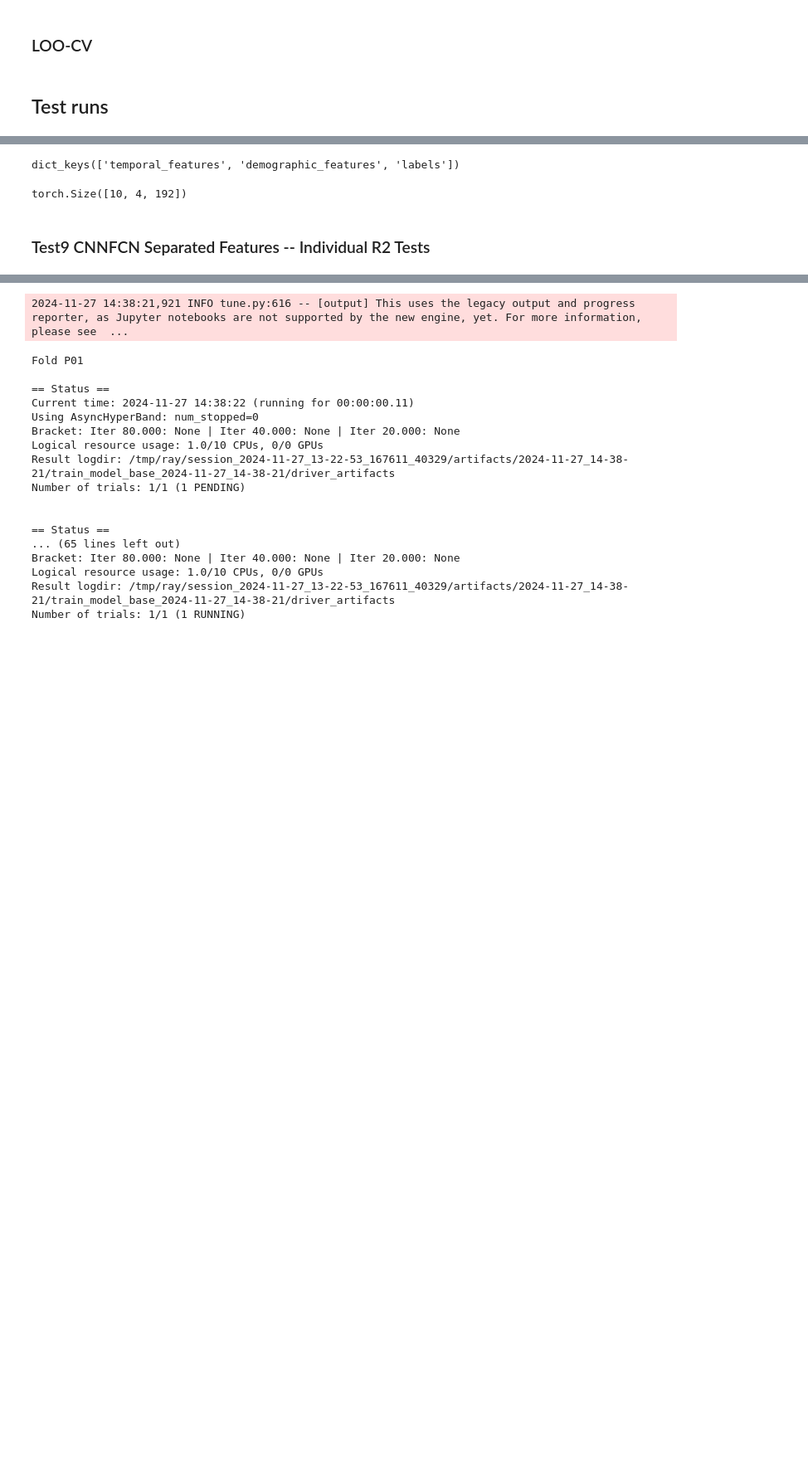
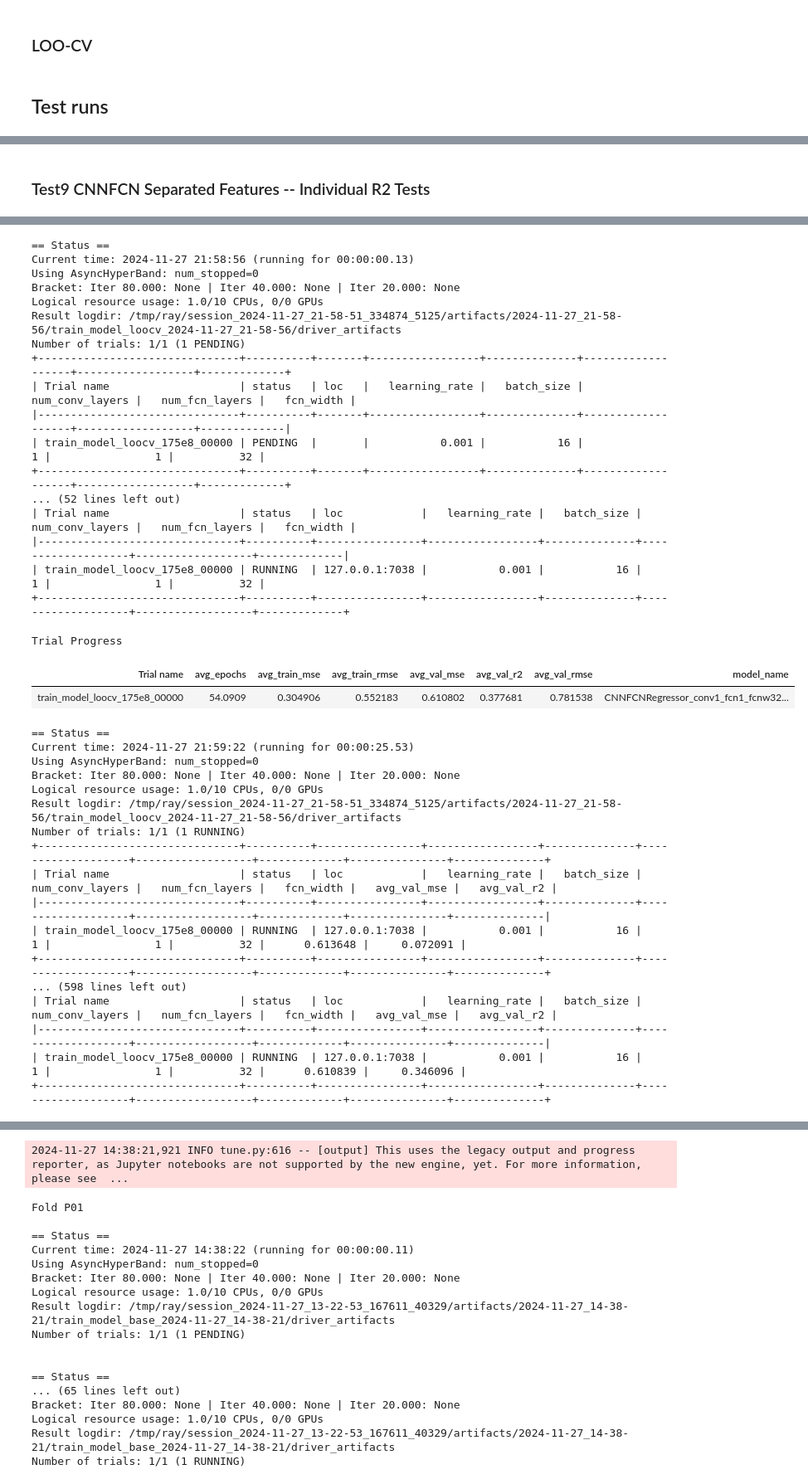
Before and after one commit to TylerAnderton/CSML, a Jupyter notebook: Final-Project/EE-Estimation/model_training_sep.ipynb, the cells around one changed output, grey strips where cells are left out. Shown at 83% size. Drawn from its saved outputs; the diff is of its cells as text; code cells hidden in the pictures; blank space fills up the shorter version.

```diff
--- a/Final-Project/EE-Estimation/model_training_sep.ipynb
+++ b/Final-Project/EE-Estimation/model_training_sep.ipynb
@@ -824,12 +788,3 @@ def reduce_to_tiny_dataset(data_dict, num_windows=10):
-# %%
-reduced_data_dict = reduce_to_tiny_dataset(data_dict)
-reduced_data_dict['P01'].keys()
-# %% [output]
-dict_keys(['temporal_features', 'demographic_features', 'labels'])
-# %%
-reduced_data_dict['P01']['temporal_features'].shape
-# %% [output]
-torch.Size([10, 4, 192])
 # %% [markdown]
 ### Test9 CNNFCN Separated Features -- Individual R2 Tests
 # %%
@@ -861,0 +815,3 @@ MODELS_CNNFCN_TEST9 = os.path.join(os.getcwd(), 'models/CNNFCN/test9')
+# %%
+analysis_CNNFCN_test11 = tune_model_loocv(search_space_CNNFCN_test11, data_dict)
+# %% [output]
@@ -861,0 +819,37 @@ MODELS_CNNFCN_TEST9 = os.path.join(os.getcwd(), 'models/CNNFCN/test9')
+== Status ==
+Current time: 2024-11-27 21:58:56 (running for 00:00:00.13)
+Using AsyncHyperBand: num_stopped=0
+Bracket: Iter 80.000: None | Iter 40.000: None | Iter 20.000: None
+Logical resource usage: 1.0/10 CPUs, 0/0 GPUs
+Result logdir: /tmp/ray/session_2024-11-27_21-58-51_334874_5125/artifacts/2024-11-27_21-58-56/train_model_loocv_2024-11-27_21-58-56/driver_artifacts
+Number of trials: 1/1 (1 PENDING)
++-------------------------------+----------+-------+-----------------+--------------+-------------------+------------------+-------------+
+| Trial name                    | status   | loc   |   learning_rate |   batch_size |   num_conv_layers |   num_fcn_layers |   fcn_width |
+|-------------------------------+----------+-------+-----------------+--------------+-------------------+------------------+-------------|
+| train_model_loocv_175e8_00000 | PENDING  |       |           0.001 |           16 |                 1 |                1 |          32 |
++-------------------------------+----------+-------+-----------------+--------------+-------------------+------------------+-------------+
+... (52 lines left out)
+| Trial name                    | status   | loc            |   learning_rate |   batch_size |   num_conv_layers |   num_fcn_layers |   fcn_width |
+|-------------------------------+----------+----------------+-----------------+--------------+-------------------+------------------+-------------|
+| train_model_loocv_175e8_00000 | RUNNING  | 127.0.0.1:7038 |           0.001 |           16 |                 1 |                1 |          32 |
++-------------------------------+----------+----------------+-----------------+--------------+-------------------+------------------+-------------+
+Trial Progress
+| Trial name | avg_epochs | avg_train_mse | avg_train_rmse | avg_val_mse | avg_val_r2 | avg_val_rmse | model_name |
+| train_model_loocv_175e8_00000 | 54.0909 | 0.304906 | 0.552183 | 0.610802 | 0.377681 | 0.781538 | CNNFCNRegressor_conv1_fcn1_fcnw32... |
+== Status ==
+Current time: 2024-11-27 21:59:22 (running for 00:00:25.53)
+Using AsyncHyperBand: num_stopped=0
+Bracket: Iter 80.000: None | Iter 40.000: None | Iter 20.000: None
+Logical resource usage: 1.0/10 CPUs, 0/0 GPUs
+Result logdir: /tmp/ray/session_2024-11-27_21-58-51_334874_5125/artifacts/2024-11-27_21-58-56/train_model_loocv_2024-11-27_21-58-56/driver_artifacts
+Number of trials: 1/1 (1 RUNNING)
++-------------------------------+----------+----------------+-----------------+--------------+-------------------+------------------+-------------+---------------+--------------+
+| Trial name                    | status   | loc            |   learning_rate |   batch_size |   num_conv_layers |   num_fcn_layers |   fcn_width |   avg_val_mse |   avg_val_r2 |
+|-------------------------------+----------+----------------+-----------------+--------------+-------------------+------------------+-------------+---------------+--------------|
+| train_model_loocv_175e8_00000 | RUNNING  | 127.0.0.1:7038 |           0.001 |           16 |                 1 |                1 |          32 |      0.613648 |     0.072091 |
++-------------------------------+----------+----------------+-----------------+--------------+-------------------+------------------+-------------+---------------+--------------+
+... (598 lines left out)
+| Trial name                    | status   | loc            |   learning_rate |   batch_size |   num_conv_layers |   num_fcn_layers |   fcn_width |   avg_val_mse |   avg_val_r2 |
+|-------------------------------+----------+----------------+-----------------+--------------+-------------------+------------------+-------------+---------------+--------------|
+| train_model_loocv_175e8_00000 | RUNNING  | 127.0.0.1:7038 |           0.001 |           16 |                 1 |                1 |          32 |      0.610839 |     0.346096 |
++-------------------------------+----------+----------------+-----------------+--------------+-------------------+------------------+-------------+---------------+--------------+
```
Also changed, not shown: parts of 9 cells of this notebook, 42 other files.
